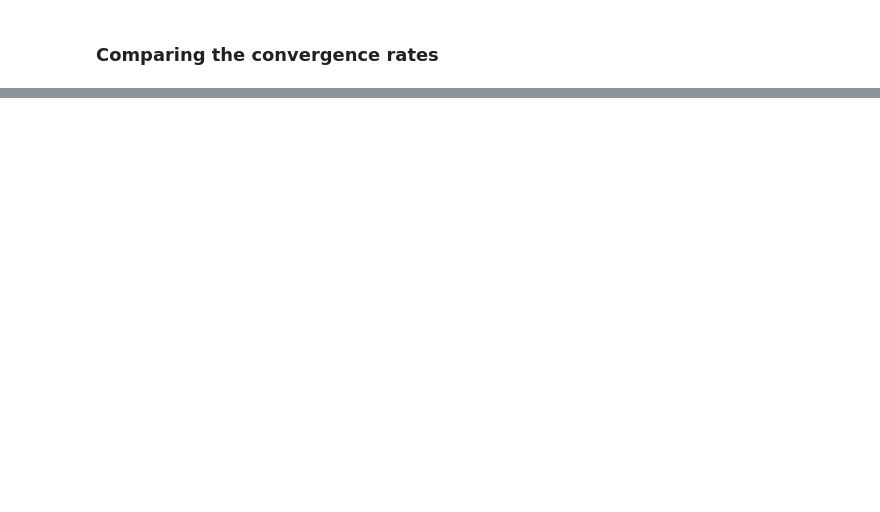
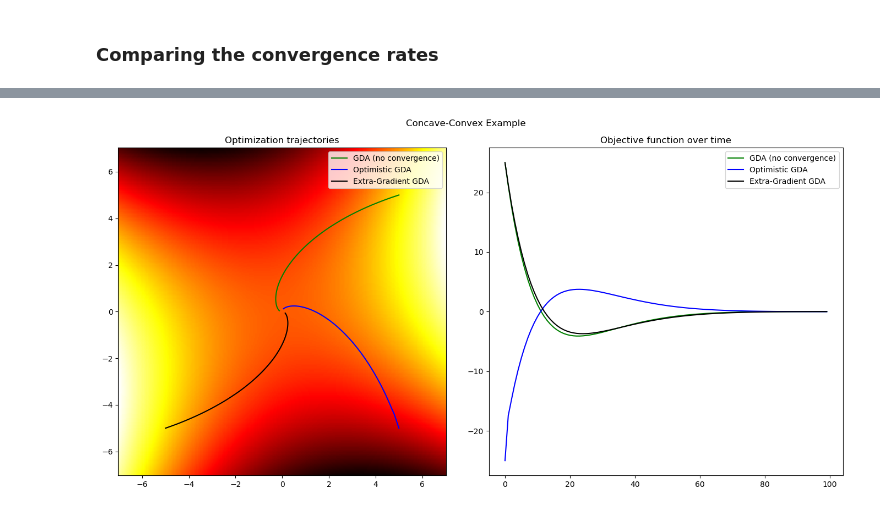
Before and after one commit to RenardDesNeiges/CIRL_Experiments, a Jupyter notebook: minmax_opt.ipynb, the cells around one changed output, grey strips where cells are left out. Saved outputs shown, nothing was run; the diff lists cells and outputs as text; code cells hidden in the pictures; blank space fills up the shorter version.

Commit message:
Minimax Optimization notebook

```diff
--- a/minmax_opt.ipynb
+++ b/minmax_opt.ipynb
@@ -127,0 +140,27 @@ fig.tight_layout(); plt.show() # plot the function
+# %%
+sz = 7
+fig, ax = plt.subplots(1,2, figsize=(2*sz,sz)); plot_scalar_field(ax[0],simple_concave_convex_objective,lims=[-7,7,-7,7]);
+
+x = 5.; y = 5.;
+xs,ys,fs = NaiveGDA.solve(simple_concave_convex_objective,x,y,100,0.02,1.)
+ax[0].plot(xs,ys,color='g')
+ax[1].plot(fs, color='g') ;
+
+x = 5.; y = -5.;
+xs,ys,fs = OptimiticGDA.solve(simple_concave_convex_objective,x,y,100,0.02,1.)
+ax[0].plot(xs,ys,color='b')
+ax[1].plot(fs, color='b') ;
+
+x = -5.; y = -5.;
+xs,ys,fs = ExtraGradientGDA.solve(simple_concave_convex_objective,x,y,100,0.02,1.)
+ax[0].plot(xs,ys,color='k')
+ax[1].plot(fs,color='k') ;
+
+ax[0].set_title('Optimization trajectories')
+ax[0].legend(['GDA (no convergence)','Optimistic GDA','Extra-Gradient GDA'])
+ax[1].legend(['GDA (no convergence)','Optimistic GDA','Extra-Gradient GDA'])
+ax[1].set_title('Objective function over time')
+fig.suptitle('Concave-Convex Example')
+fig.tight_layout(); plt.show() # plot the function
+# %% [output]
+[figure, added]
```
Also changed, not shown: parts of 4 cells of this notebook, 1 other file.
